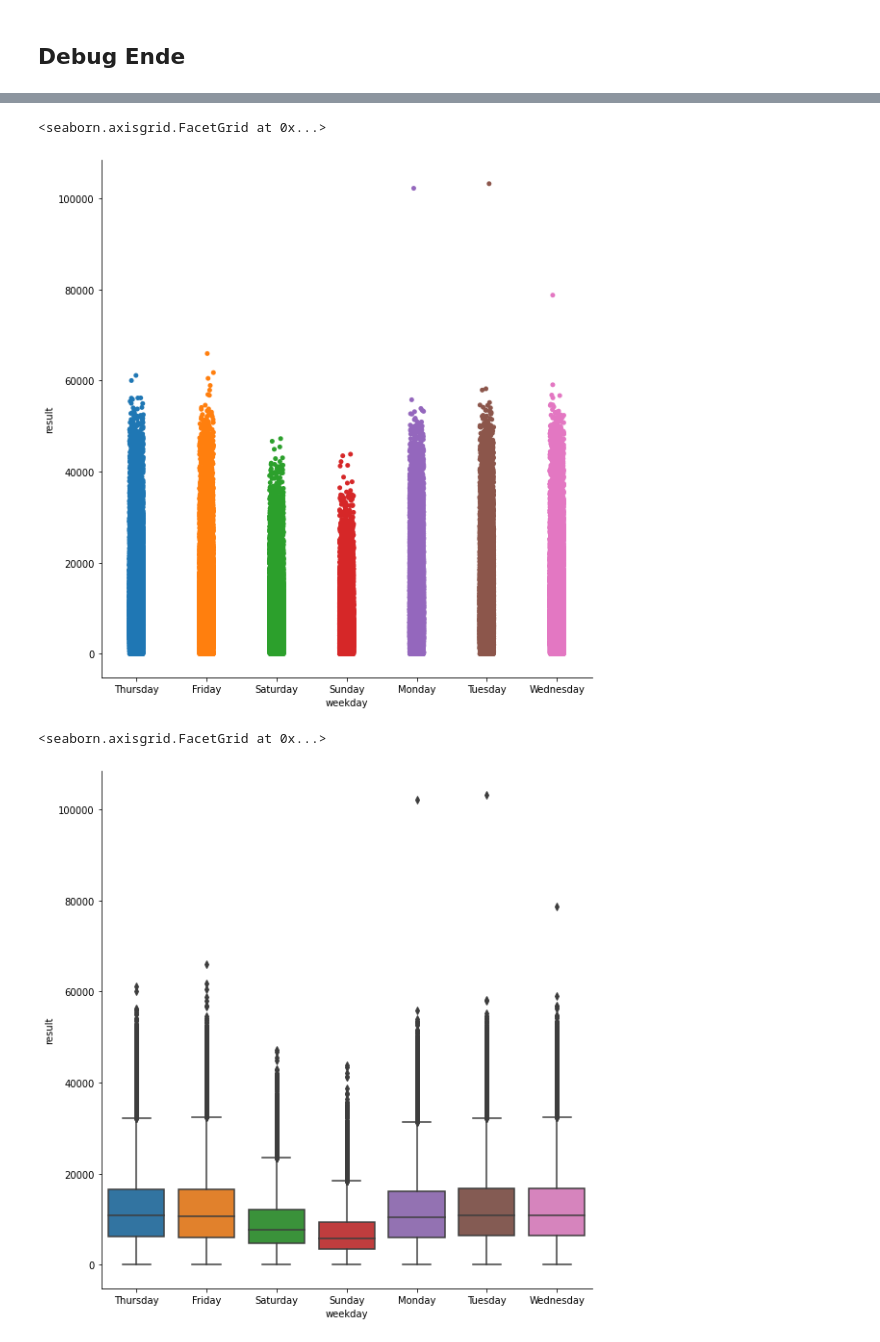
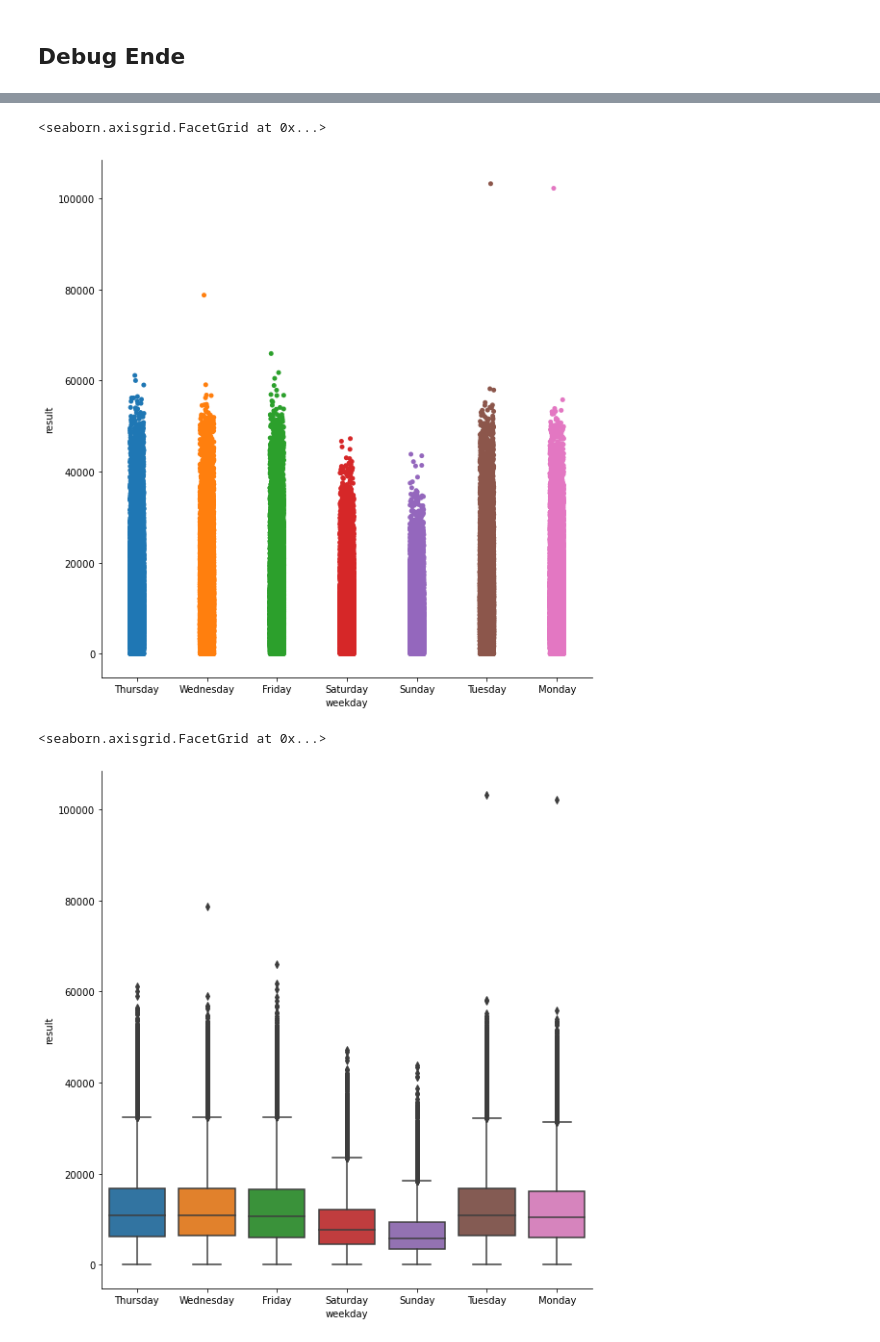
Before and after one commit to MaHag123/hh_techlabs_group12, a Jupyter notebook: data_retrieval_all_Patricia.ipynb, the cells around one changed output, grey strips where cells are left out. Drawn from its saved outputs; the diff is of its cells as text; code cells hidden in the pictures.

```diff
--- a/data_retrieval_all_Patricia.ipynb
+++ b/data_retrieval_all_Patricia.ipynb
@@ -205,3 +284,6 @@ df_raw.head()
 # %%
 import seaborn as sns
 import matplotlib.pyplot as plt
+# %%
+df_clean_data = pd.read_csv(r'C:\Users\mario\PycharmProjects\pythonProject1\hh_techlabs_group12\clean_data_2021-08-14.csv')
+df_clean_data
@@ -208,14 +304,14 @@ import matplotlib.pyplot as plt
 # %%
 # Amount of cars per weekday
-sns.catplot(x="weekday", y="result", data = df_raw, height=8)
+sns.catplot(x="weekday", y="result", data = df_clean_data, height=8)
 # %% [output]
 <seaborn.axisgrid.FacetGrid at 0x...>
-[figure, old version]
+[figure, new version]
 # %%
 # Another way for visualiszation is using a boxplot.
-sns.catplot(x="weekday", y="result", kind="box", data=df_raw, height = 8)
+sns.catplot(x="weekday", y="result", kind="box", data=df_clean_data, height = 8)
 # %% [output]
 <seaborn.axisgrid.FacetGrid at 0x...>
-[figure, old version]
+[figure, new version]
 # %%
 # Calculating the average of each weekday
```
Also changed, not shown: parts of 21 cells of this notebook.
